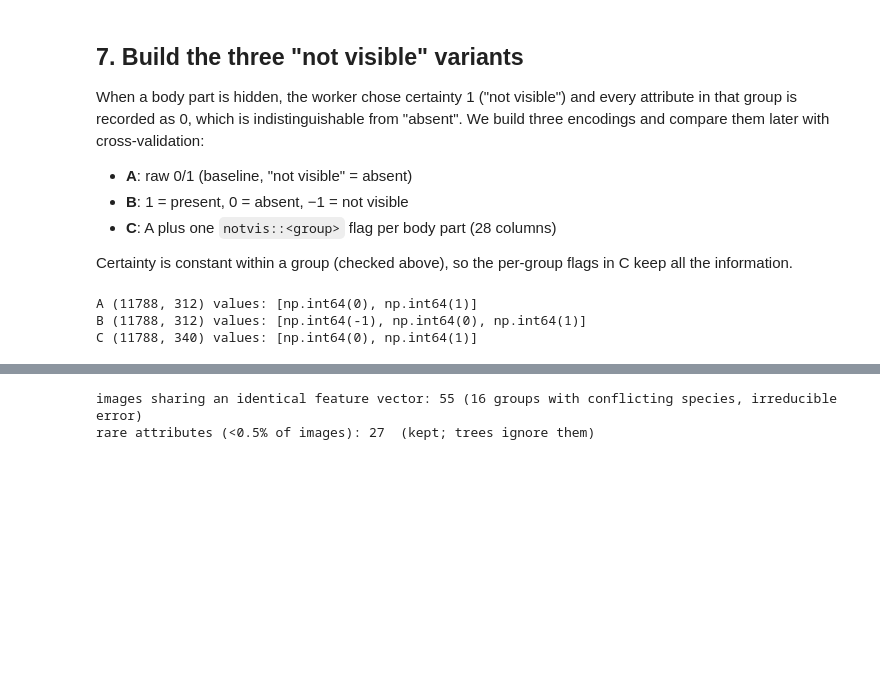
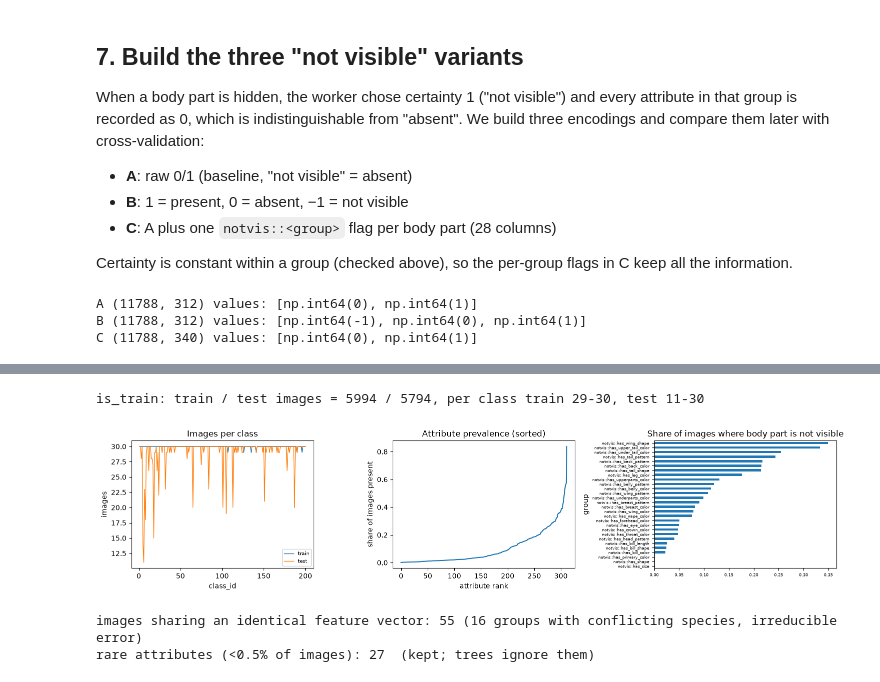
Before and after one commit to Flamingsides/f20dl-coursework-1, a Jupyter notebook: notebooks/dataPrep.ipynb, the cells around one changed output, grey strips where cells are left out. Saved outputs shown, nothing was run; the diff lists cells and outputs as text; code cells hidden in the pictures; blank space fills up the shorter version.

```diff
--- a/notebooks/dataPrep.ipynb
+++ b/notebooks/dataPrep.ipynb
@@ -284,30 +259,26 @@ A final look at the prepared data before saving, to confirm the decisions above:
 
 **No scaling or normalisation is applied.** Trees are invariant to monotonic feature transforms, and the features are already on the same 0/1 (or −1/0/1) scale. Distance- and gradient-based models (KNN, Logistic Regression) should decide on scaling in their own notebooks.
 # %%
-for split_col in ['is_train', 'is_train_80']:
-    counts = meta.groupby(['class_id', split_col]).size().unstack().rename(columns={0: 'test', 1: 'train'})
-    print(f'{split_col}: train / test images = {int(meta[split_col].sum())} / {int((meta[split_col] == 0).sum())}, '
-          f'per class train {counts.train.min()}-{counts.train.max()}, test {counts.test.min()}-{counts.test.max()}')
-
-# The 80/20 split must keep each species' 80/20 proportion (stratification check)
-share = meta.groupby('class_id').is_train_80.mean()
-assert share.between(0.75, 0.85).all(), share.describe()
+counts = meta.groupby(['class_id', 'is_train']).size().unstack().rename(columns={0: 'test', 1: 'train'})
+print(f'is_train: train / test images = {int(meta.is_train.sum())} / {int((meta.is_train == 0).sum())}, '
+      f'per class train {counts.train.min()}-{counts.train.max()}, test {counts.test.min()}-{counts.test.max()}')
 
 fig, axes = plt.subplots(1, 3, figsize=(15, 3.5))
-for split_col, style in [('is_train', '-'), ('is_train_80', '--')]:
-    counts = meta.groupby(['class_id', split_col]).size().unstack().rename(columns={0: 'test', 1: 'train'})
-    counts.train.plot(ax=axes[0], lw=1, ls=style, label=f'{split_col} train')
-    counts.test.plot(ax=axes[0], lw=1, ls=style, label=f'{split_col} test')
+counts.train.plot(ax=axes[0], lw=1, label='train')
+counts.test.plot(ax=axes[0], lw=1, label='test')
 axes[0].set(title='Images per class', xlabel='class_id', ylabel='images')
 axes[0].legend(fontsize=7)
 
 X_A.mean().sort_values().reset_index(drop=True).plot(ax=axes[1], lw=1.5)
 axes[1].set(title='Attribute prevalence (sorted)', xlabel='attribute rank', ylabel='share of images present')
 
 notvis_groups.mean().sort_values().plot.barh(ax=axes[2], fontsize=6)
 axes[2].set(title='Share of images where body part is not visible')
 plt.tight_layout()
 plt.show()
+# %% [output]
+is_train: train / test images = 5994 / 5794, per class train 29-30, test 11-30
+[figure, added]
 # %%
 dup = X_A.duplicated(keep=False)
 conflicts = (X_A[dup].join(meta.class_id)
```
Also changed, not shown: parts of 8 cells of this notebook, 7 other files.
